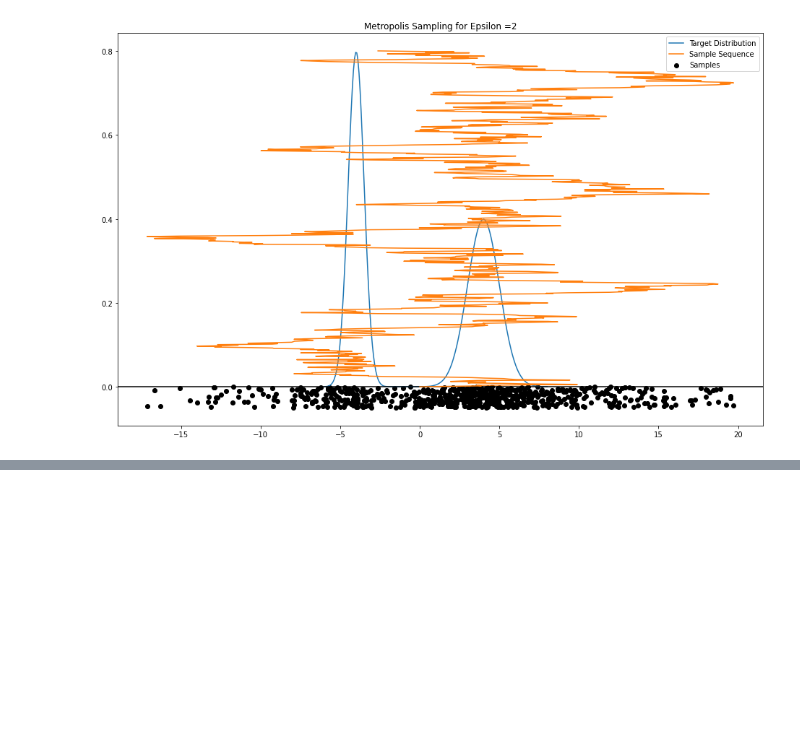
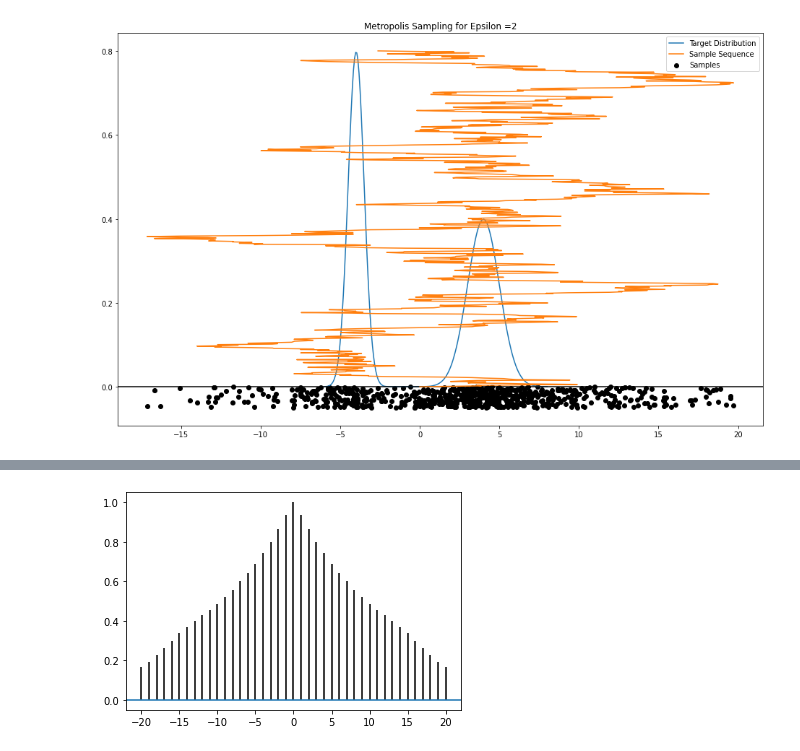
Before and after one commit to pedro-de-bastos/CS146, a Jupyter notebook: Sampling_with_Metropolis_Monte_Carlo_CS146_13_2.ipynb, the cells around one changed output, grey strips where cells are left out. Cells and saved outputs as stored; diff of their text form; code cells hidden in the pictures; blank space fills up the shorter version.

```diff
--- a/Sampling_with_Metropolis_Monte_Carlo_CS146_13_2.ipynb
+++ b/Sampling_with_Metropolis_Monte_Carlo_CS146_13_2.ipynb
@@ -136,0 +137,9 @@ plt.plot()
+# %%
+from scipy import signal
+import matplotlib.pyplot as plt
+def plot_acr(x):
+  plt.acorr(x, maxlags=20, detrend=lambda x: signal.detrend(x, type='constant'))
+# %%
+plot_acr(samples)
+# %% [output]
+[figure, added]
```
Also changed, not shown: parts of 1 cell of this notebook.
